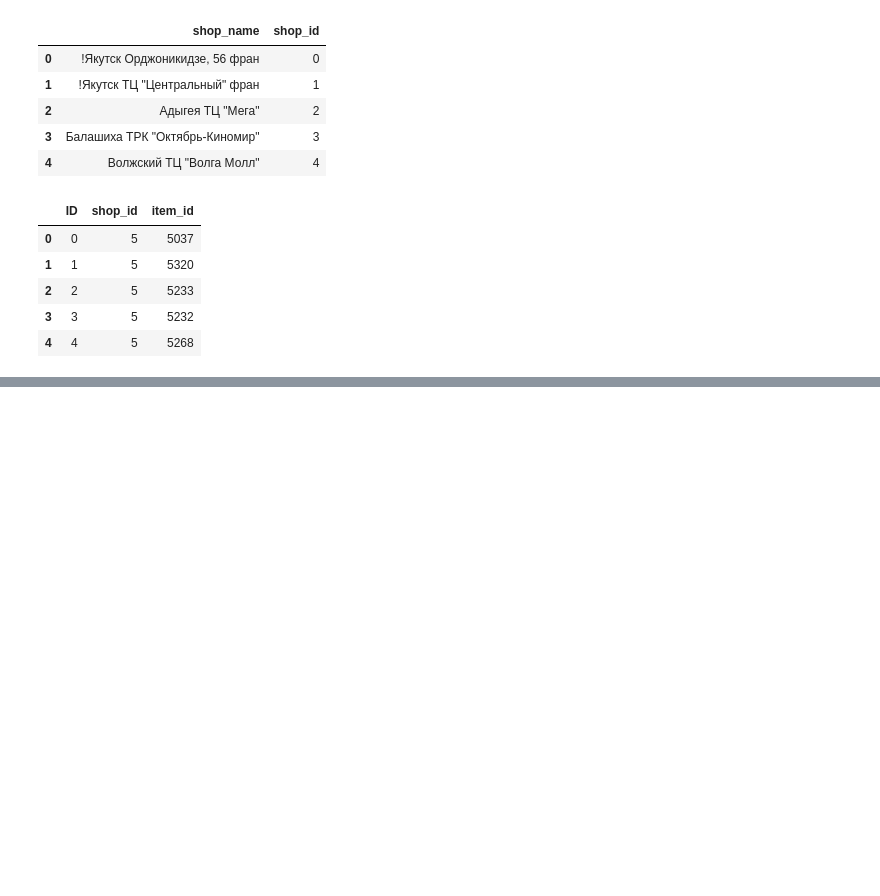
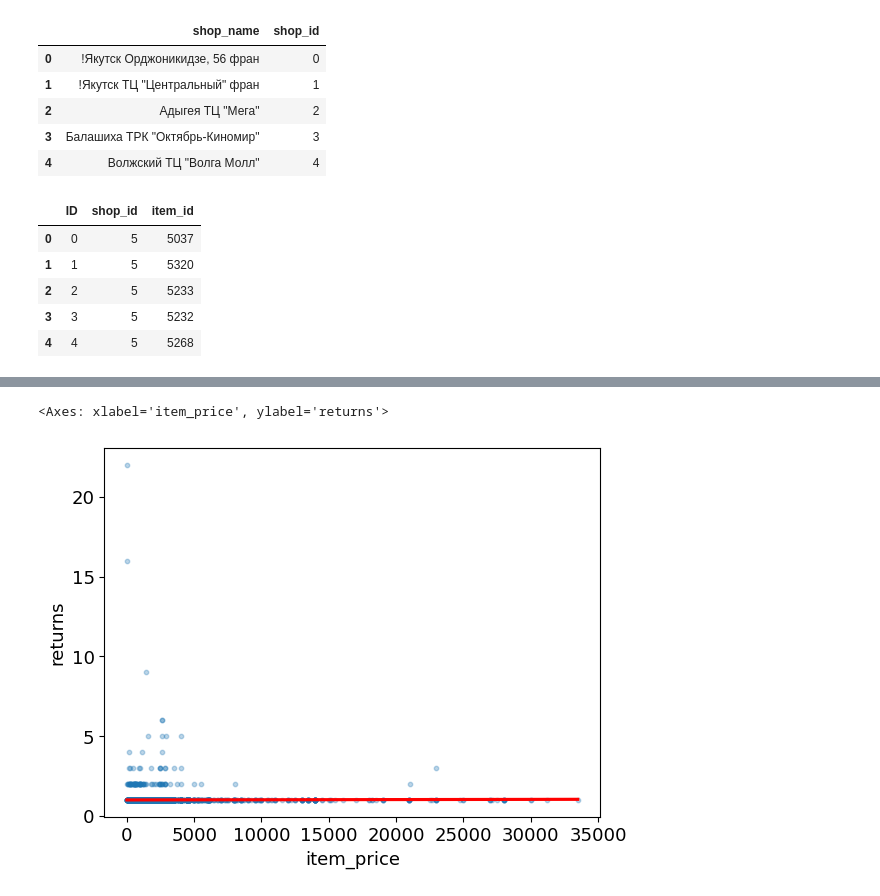
Before and after one commit to 200kgsquat/sales_prediction, a Jupyter notebook: sales_predict.ipynb, the cells around one changed output, grey strips where cells are left out. Saved outputs shown, nothing was run; the diff lists cells and outputs as text; code cells hidden in the pictures; blank space fills up the shorter version.

```diff
--- a/sales_predict.ipynb
+++ b/sales_predict.ipynb
@@ -155,0 +160,11 @@ df['sales_last_month'] = df.groupby(['shop_id', 'item_id'])['item_cnt_day'].shif
+# %%
+sns.regplot(
+    x='item_price',
+    y='returns',
+    data=returns_df,
+    scatter_kws={'alpha':0.3, 's':10},
+    line_kws={'color':'red'}
+)
+# %% [output]
+<Axes: xlabel='item_price', ylabel='returns'>
+[figure, added]
```
Also changed, not shown: parts of 36 cells of this notebook.
